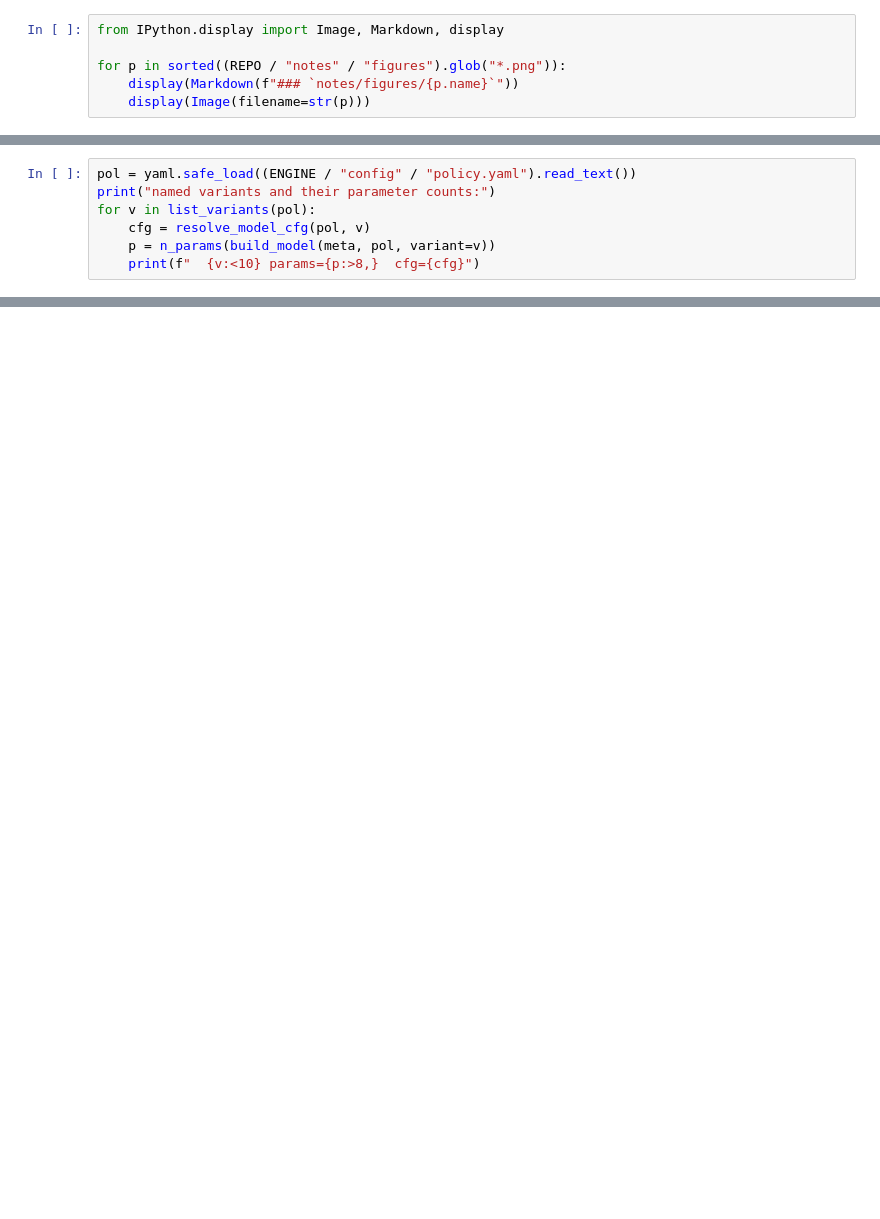
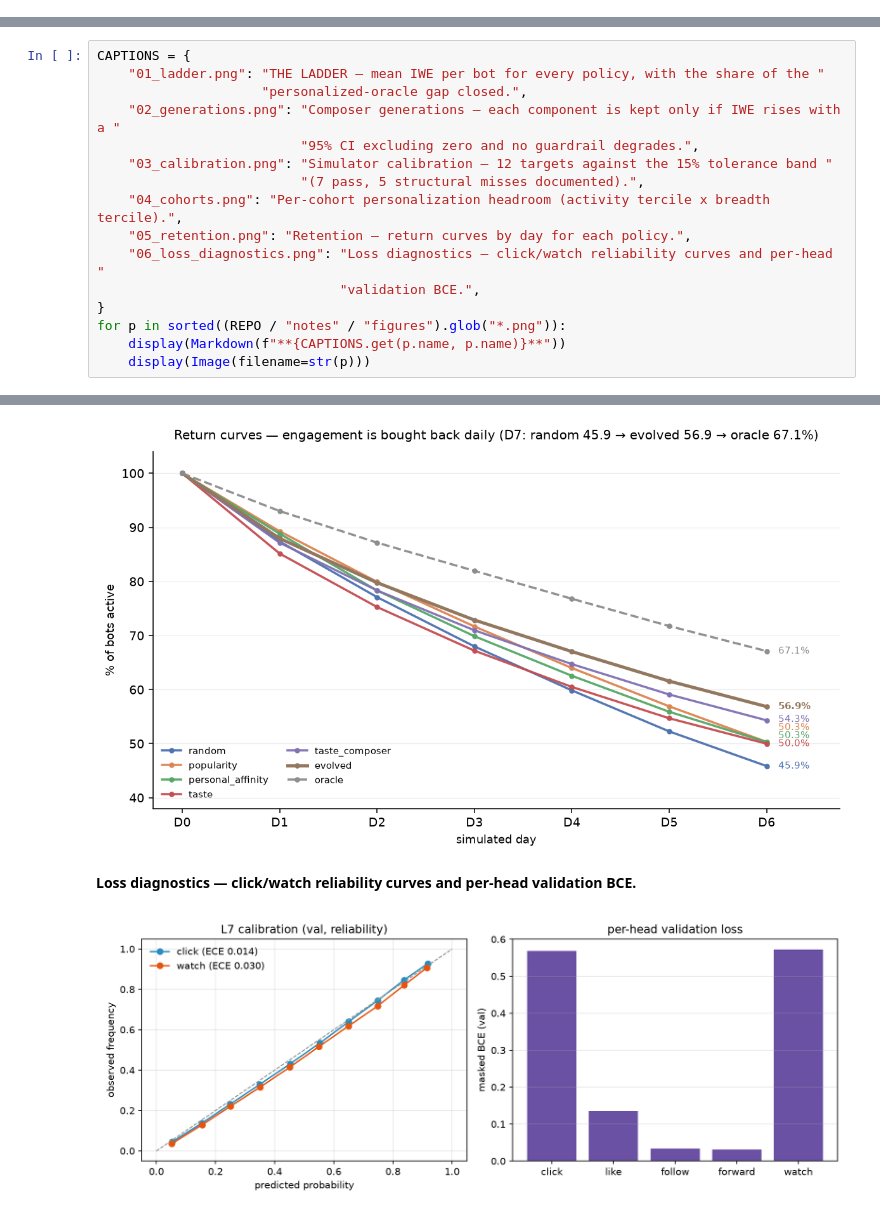
Before and after one commit to 1ens0r/doomscroll, a Jupyter notebook: demo.ipynb, the cells around one changed output, grey strips where cells are left out. Saved outputs shown, nothing was run; the diff lists cells and outputs as text; blank space fills up the shorter version.

```diff
--- a/demo.ipynb
+++ b/demo.ipynb
@@ -93,6 +0,0 @@ head of train:
-# %%
-from IPython.display import Image, Markdown, display
-
-for p in sorted((REPO / "notes" / "figures").glob("*.png")):
-    display(Markdown(f"### `notes/figures/{p.name}`"))
-    display(Image(filename=str(p)))
@@ -296,7 +0,0 @@ class TasteNet(nn.Module):
-# %%
-pol = yaml.safe_load((ENGINE / "config" / "policy.yaml").read_text())
-print("named variants and their parameter counts:")
-for v in list_variants(pol):
-    cfg = resolve_model_cfg(pol, v)
-    p = n_params(build_model(meta, pol, variant=v))
-    print(f"  {v:<10} params={p:>8,}  cfg={cfg}")
@@ -486,0 +110,17 @@ python build_demo.py && jupyter nbconvert --to notebook --execute demo.ipynb   #
+# %%
+CAPTIONS = {
+    "01_ladder.png": "THE LADDER — mean IWE per bot for every policy, with the share of the "
+                     "personalized-oracle gap closed.",
+    "02_generations.png": "Composer generations — each component is kept only if IWE rises with a "
+                          "95% CI excluding zero and no guardrail degrades.",
+    "03_calibration.png": "Simulator calibration — 12 targets against the 15% tolerance band "
+                          "(7 pass, 5 structural misses documented).",
+    "04_cohorts.png": "Per-cohort personalization headroom (activity tercile x breadth tercile).",
+    "05_retention.png": "Retention — return curves by day for each policy.",
+    "06_loss_diagnostics.png": "Loss diagnostics — click/watch reliability curves and per-head "
+                               "validation BCE.",
+}
+for p in sorted((REPO / "notes" / "figures").glob("*.png")):
+    display(Markdown(f"**{CAPTIONS.get(p.name, p.name)}**"))
+    display(Image(filename=str(p)))
+# %% [output]
@@ -486,0 +136,3 @@ python build_demo.py && jupyter nbconvert --to notebook --execute demo.ipynb   #
+[figure, added]
+**Loss diagnostics — click/watch reliability curves and per-head validation BCE.**
+[figure, added]
```
Also changed, not shown: parts of 52 cells of this notebook, 13 other files.
